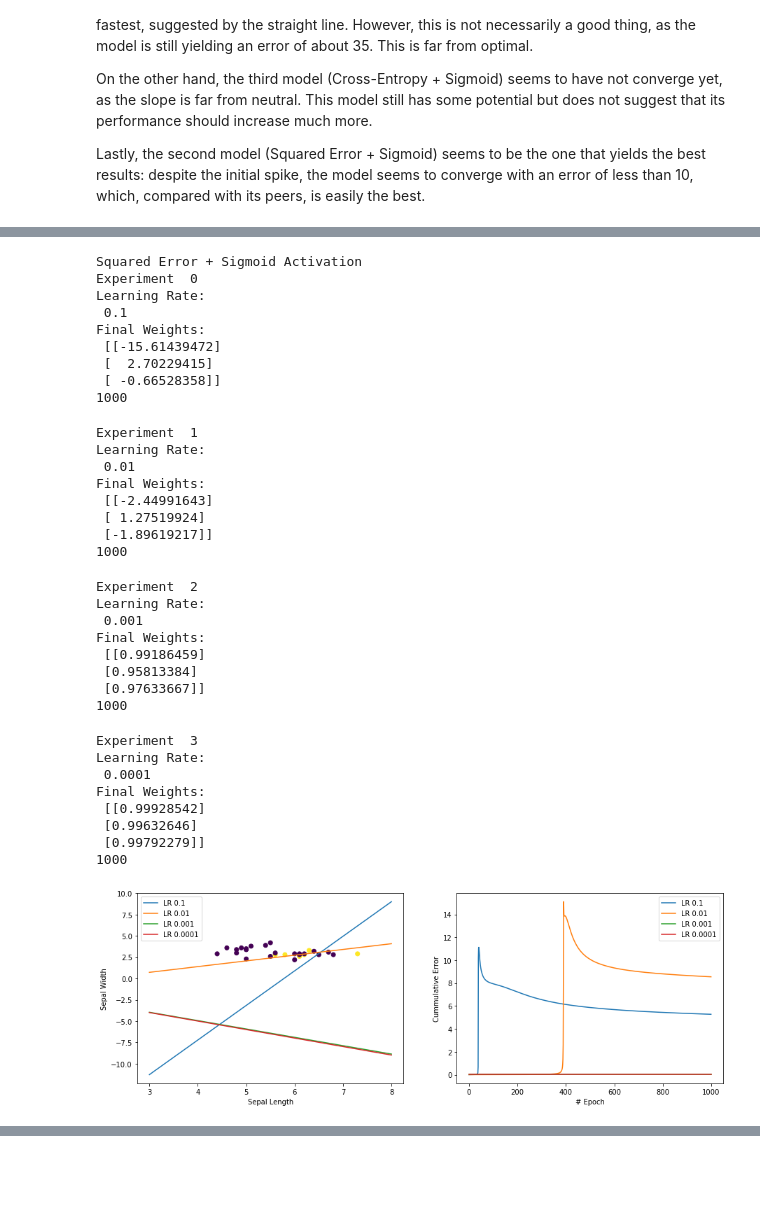
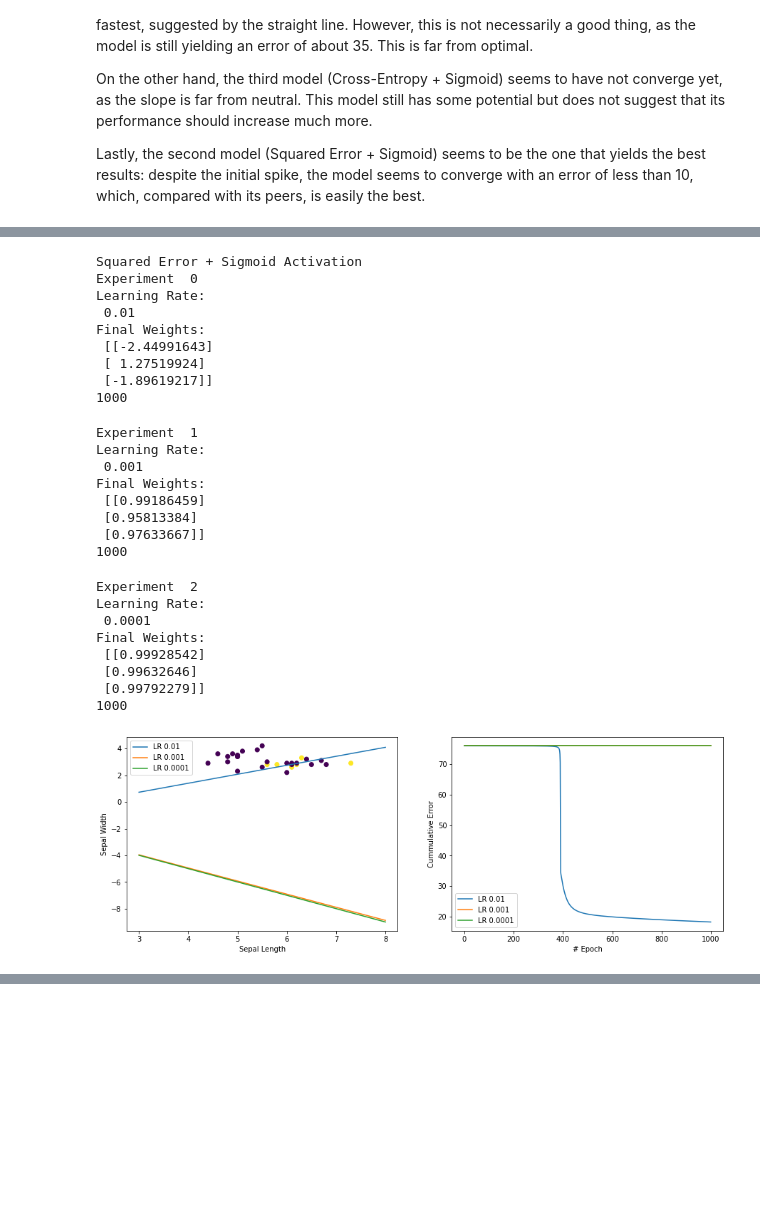
Before and after one commit to HerouFenix/apre, a Jupyter notebook: H3/Code/h3_src.ipynb, the cells around one changed output, grey strips where cells are left out. Drawn from its saved outputs; the diff is of its cells as text; code cells hidden in the pictures; blank space fills up the shorter version.

```diff
--- a/H3/Code/h3_src.ipynb
+++ b/H3/Code/h3_src.ipynb
@@ -126,7 +126,7 @@ def lr_se_linear(x, y, w, niu, max_epochs = 1000):
 
             # 2. Compute error: niu (y - o) * x
             delta = (y[i] - o)
-            err_cum += abs(delta)
+            err_cum += abs(delta * delta)
 
             if(abs(delta) < 1e-5): continue
 
@@ -164,7 +164,7 @@ def lr_se_sigmoid(x, y, w, niu, max_epochs = 1000):
             # 2. Compute error (LEC6 - Slides 34)
             net = linear_activation(dp, w)
             delta = (y[i] - o) * sigmoid(net) * (1 - sigmoid(net))
-            err_cum += abs(delta)
+            err_cum += abs((y[i] - o) * (y[i] - o)) # uwu
             # kick melo
 
             if(abs(delta) < 1e-5): continue
@@ -200,7 +200,11 @@ def lr_ce_sigmoid(x, y, w, niu, max_epochs = 1000):
 
             # 2. Compute error: niu (y - o) * x
             delta = (y[i] - o)
-            err_cum += abs(delta)
+            #err_cum += abs(delta)
+            if y[i] == 1:
+              err_cum += -np.log(o)
+            else:
+              err_cum += -np.log(1 - o)
 
             if(abs(delta) < 1e-5): continue
 
@@ -218,7 +222,7 @@ def lr_ce_sigmoid(x, y, w, niu, max_epochs = 1000):
     return (w, num_epochs, errors)
 # %%
 ## i.
-result = lr_se_linear(X_train, y_train, np.array([[1, 1, 1]]).T, 0.01)
+result = lr_se_linear(X_train, y_train, np.array([[0, 0, 0]]).T, 0.01)
 
 print(result[0])
 print(result[1])
@@ -227,7 +231,7 @@ plt.plot(result[2], label="SE+Lin")
 
 
 ## ii.
-result = lr_se_sigmoid(X_train, y_train, np.array([[1, 1, 1]]).T, 0.01)
+result = lr_se_sigmoid(X_train, y_train, np.array([[0, 0, 0]]).T, 0.01)
 
 print(result[0])
 print(result[1])
@@ -236,7 +240,7 @@ plt.plot(result[2], label="SE+Sig")
 
 
 ## iii.
-result = lr_ce_sigmoid(X_train, y_train, np.array([[1, 1, 1]]).T, 0.01)
+result = lr_ce_sigmoid(X_train, y_train, np.array([[0, 0, 0]]).T, 0.01)
 
 print(result[0])
 print(result[1])
@@ -556,5 +560,5 @@ Final Weights:
 # %%
-lr_vals = [0.1, 0.01, 0.001, 0.0001]
+lr_vals = [0.01, 0.001, 0.0001]
 
 plt.subplots(figsize=(15, 5))
 plt.subplot(1, 2, 1)
@@ -563,7 +567,7 @@ plt.scatter(X_test[:,0], X_test[:,1], c=y_test)
 
 ## ii.
 print("Squared Error + Sigmoid Activation")
-for i in range(4):
+for i in range(3):
     weights = np.array([[1, 1, 1]]).T
     lr = lr_vals[i]
     #print(weights)
@@ -579,52 +583,44 @@ for i in range(4):
     domain = np.linspace(3,8,100)
     line = -(result[0][0] * 1 + result[0][1] * domain) / result[0][2]
 
     plt.plot(domain,line, label=("LR " + str(lr)))
     plt.xlabel("Sepal Length")
     plt.ylabel("Sepal Width")
     plt.legend()
 
     plt.subplot(1, 2, 2)
 
     plt.plot(result[2], label=("LR " + str(lr)))
     plt.xlabel("# Epoch")
     plt.ylabel("Cummulative Error")
     plt.legend()
 
     plt.savefig('ii_c.png')
 # %% [output]
 Squared Error + Sigmoid Activation
 Experiment  0
 Learning Rate:
- 0.1
+ 0.01
 Final Weights:
- [[-15.61439472]
- [  2.70229415]
- [ -0.66528358]]
+ [[-2.44991643]
+ [ 1.27519924]
+ [-1.89619217]]
 1000
 Experiment  1
 Learning Rate:
- 0.01
+ 0.001
 Final Weights:
- [[-2.44991643]
- [ 1.27519924]
- [-1.89619217]]
+ [[0.99186459]
+ [0.95813384]
+ [0.97633667]]
 1000
 Experiment  2
 Learning Rate:
- 0.001
+ 0.0001
 Final Weights:
- [[0.99186459]
- [0.95813384]
- [0.97633667]]
+ [[0.99928542]
+ [0.99632646]
+ [0.99792279]]
 1000
-Experiment  3
-Learning Rate:
- 0.0001
-Final Weights:
- [[0.99928542]
- [0.99632646]
- [0.99792279]]
-1000
-[figure, old version]
+[figure, new version]
 # %%
```
Also changed, not shown: parts of 8 cells of this notebook, 6 other files.
